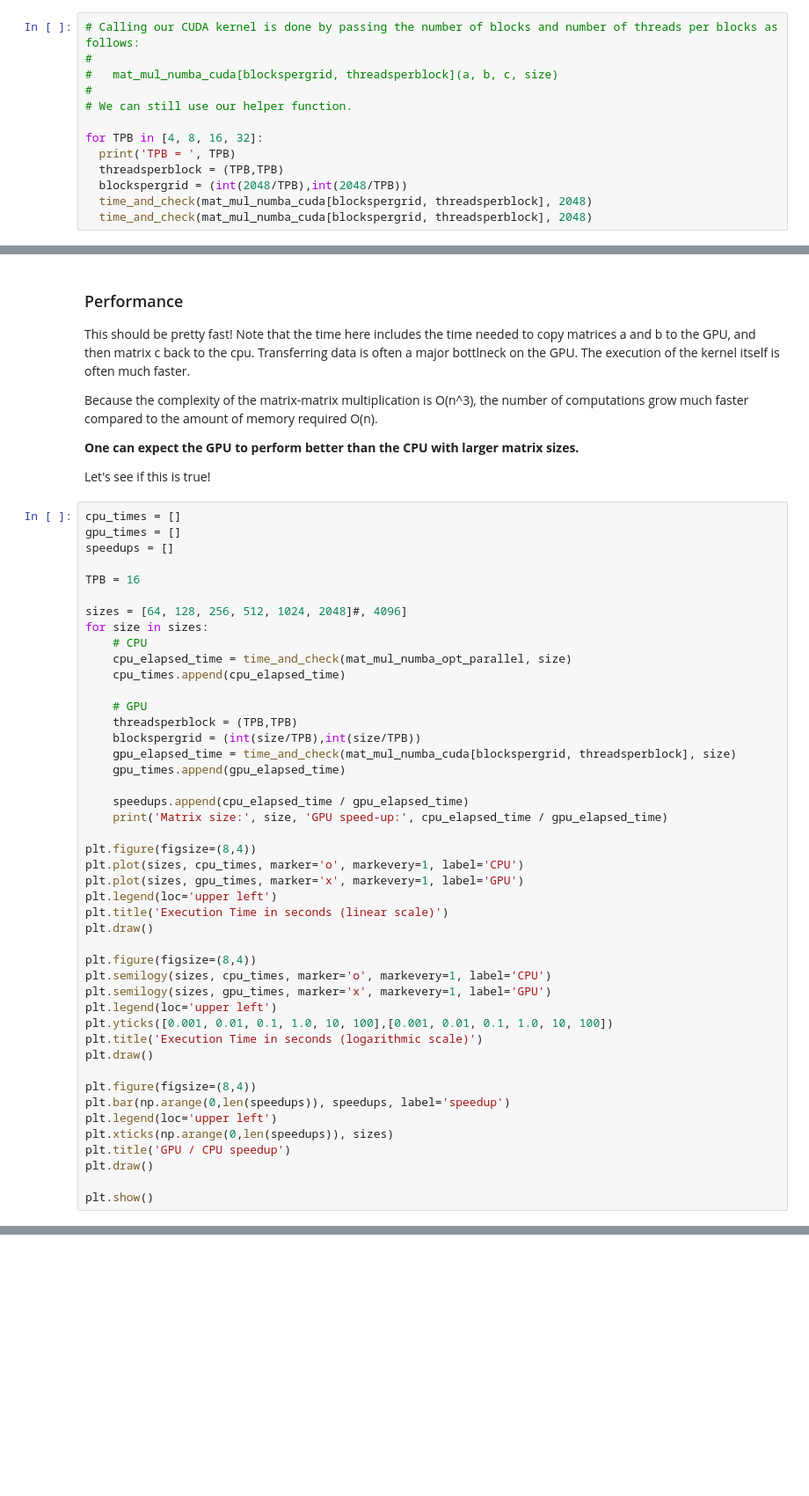
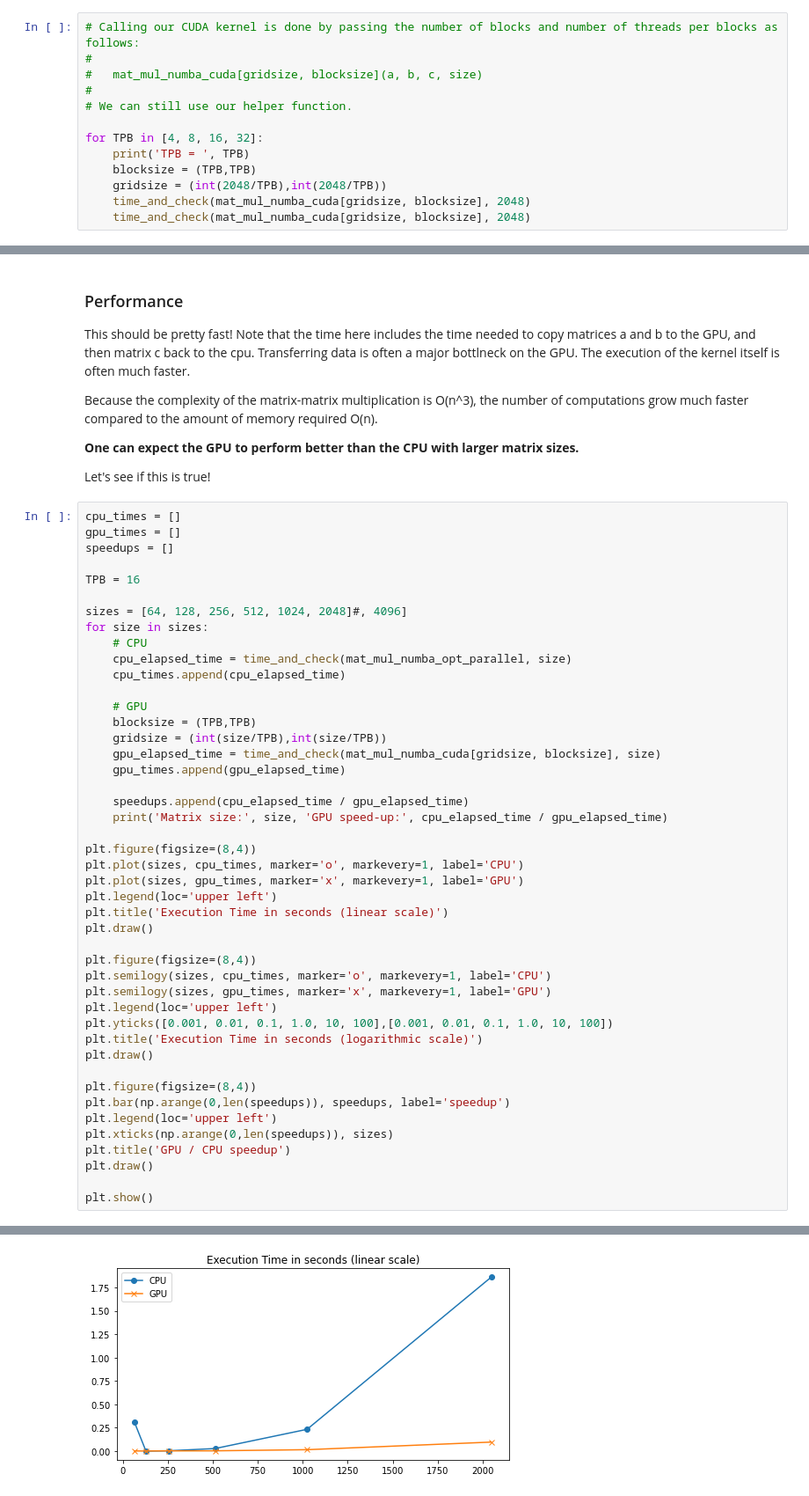
Before and after one commit to rmcabezon/GPU-course, a Jupyter notebook: notebooks/01_matrix_multiplication.ipynb, the cells around one changed output, grey strips where cells are left out. Shown at 88% size. Saved outputs shown, nothing was run; the diff lists cells and outputs as text; blank space fills up the shorter version.

```diff
--- a/notebooks/01_matrix_multiplication.ipynb
+++ b/notebooks/01_matrix_multiplication.ipynb
@@ -203,15 +258,15 @@ def mat_mul_numba_cuda(a,b,c,size):
 # %%
 # Calling our CUDA kernel is done by passing the number of blocks and number of threads per blocks as follows:
 #
-#   mat_mul_numba_cuda[blockspergrid, threadsperblock](a, b, c, size)
+#   mat_mul_numba_cuda[gridsize, blocksize](a, b, c, size)
 #
 # We can still use our helper function.
 
 for TPB in [4, 8, 16, 32]:
-  print('TPB = ', TPB)
-  threadsperblock = (TPB,TPB)
-  blockspergrid = (int(2048/TPB),int(2048/TPB))
-  time_and_check(mat_mul_numba_cuda[blockspergrid, threadsperblock], 2048)
-  time_and_check(mat_mul_numba_cuda[blockspergrid, threadsperblock], 2048)
+    print('TPB = ', TPB)
+    blocksize = (TPB,TPB)
+    gridsize = (int(2048/TPB),int(2048/TPB))
+    time_and_check(mat_mul_numba_cuda[gridsize, blocksize], 2048)
+    time_and_check(mat_mul_numba_cuda[gridsize, blocksize], 2048)
 # %% [output]
 TPB =  4
@@ -240,9 +305,9 @@ for size in sizes:
     cpu_times.append(cpu_elapsed_time)
 
     # GPU
-    threadsperblock = (TPB,TPB)
-    blockspergrid = (int(size/TPB),int(size/TPB))
-    gpu_elapsed_time = time_and_check(mat_mul_numba_cuda[blockspergrid, threadsperblock], size)
+    blocksize = (TPB,TPB)
+    gridsize = (int(size/TPB),int(size/TPB))
+    gpu_elapsed_time = time_and_check(mat_mul_numba_cuda[gridsize, blocksize], size)
     gpu_times.append(gpu_elapsed_time)
 
     speedups.append(cpu_elapsed_time / gpu_elapsed_time)
@@ -287,0 +358 @@ KeyboardInterrupt: ignored
+[figure, added]
```
Also changed, not shown: parts of 11 cells of this notebook, 1 other file.
